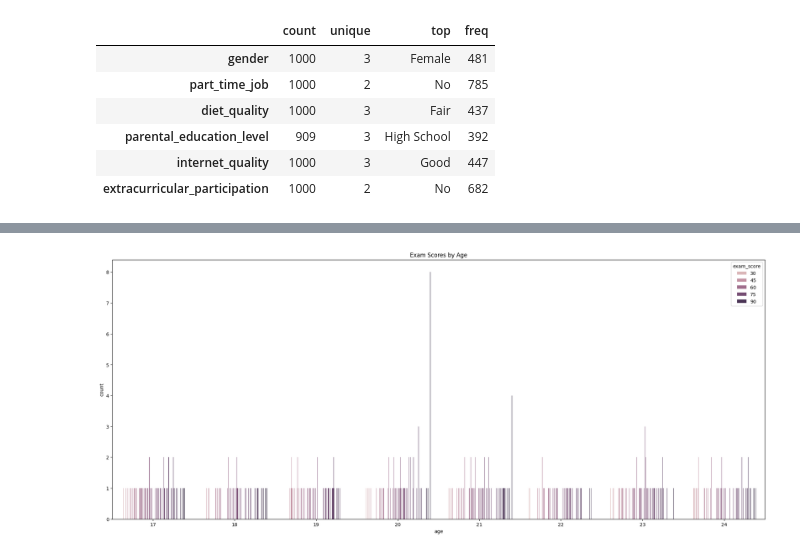
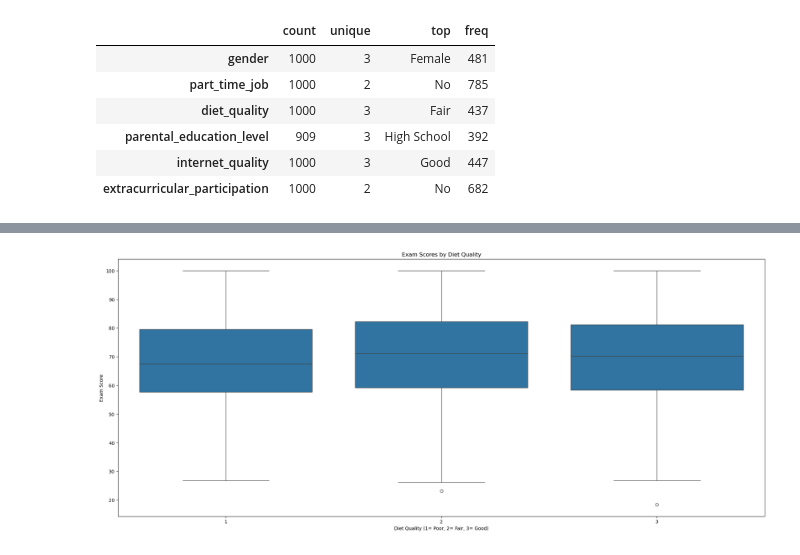
Before and after one commit to School-of-Rob/DIY-projects, a Jupyter notebook: Notebooks/Linear Regression - SAT_scores.ipynb, the cells around one changed output, grey strips where cells are left out. Drawn from its saved outputs; the diff is of its cells as text; code cells hidden in the pictures.

```diff
--- a/Notebooks/Linear Regression - SAT_scores.ipynb
+++ b/Notebooks/Linear Regression - SAT_scores.ipynb
@@ -135,0 +99,2 @@ num_cols=(['age', 'study_hours_per_day', 'social_media_hours','netflix_hours', '
+# %%
+sat['parental_education_level'].replace(np.nan, (sat['parental_education_level'].mode()[0]), inplace=True) #filling null values with mode
@@ -135,0 +116,2 @@ num_cols=(['age', 'study_hours_per_day', 'social_media_hours','netflix_hours', '
+# %%
+sat['internet_quality']=sat['internet_quality'].replace({'Poor':1,'Average':2,'Good':3}) #encoding
@@ -136,3 +140,7 @@ num_cols=(['age', 'study_hours_per_day', 'social_media_hours','netflix_hours', '
+# %%
+sat['extracurricular_participation']=sat['extracurricular_participation'].replace({'Yes':1,'No':0}) #encoding
+# %%
+sat['extracurricular_participation']=sat['extracurricular_participation'].astype('int64')
 # %%
 #visualizing distribution of exam scores
 sns.histplot (sat['exam_score'], kde=True);
@@ -141,6 +184,8 @@ sns.histplot (sat['exam_score'], kde=True);
 # %%
 plt.figure(figsize=(25,10))
-sns.countplot(x=sat['age'], hue=sat['exam_score']); #visualizing exam scores by age
-plt.title('Exam Scores by Age');
+sns.boxplot(x=sat['diet_quality'], y=sat['exam_score'])
+plt.xlabel('Diet Quality (1= Poor, 2= Fair, 3= Good)')
+plt.ylabel('Exam Score')
+plt.title('Exam Scores by Diet Quality'); #visualizing exam scores by diet quality
 # %% [output]
-[figure, old version]
+[figure, new version]
```
Also changed, not shown: parts of 48 cells of this notebook.
